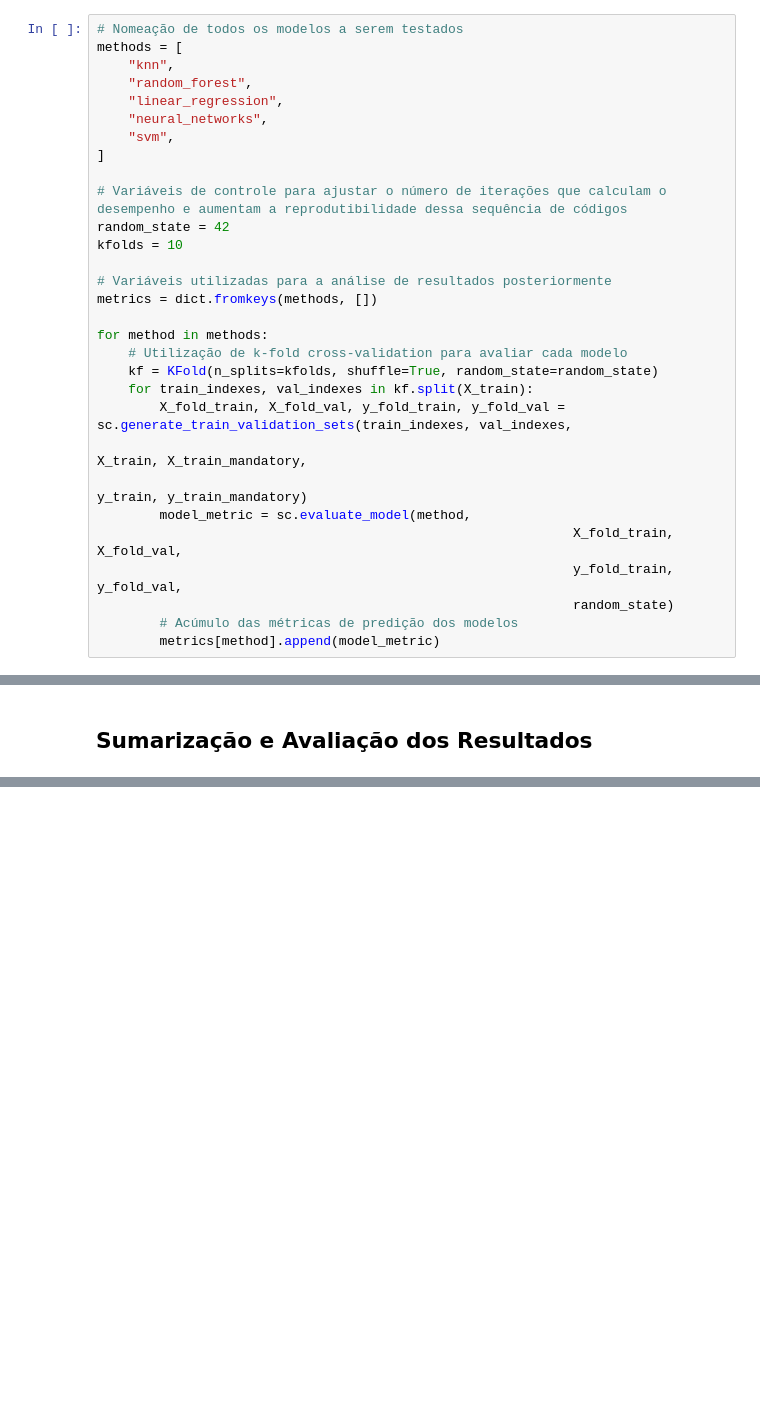
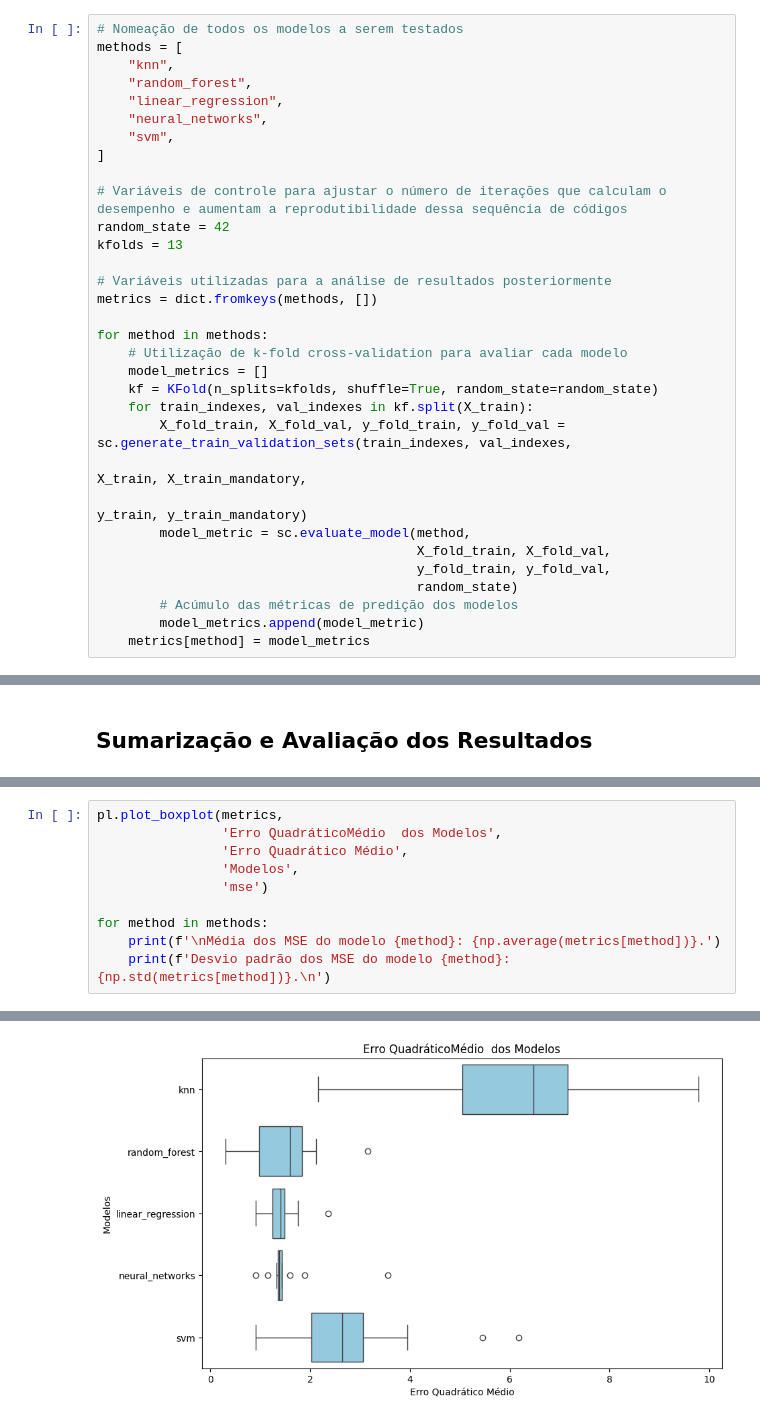
Before and after one commit to PLLima/Car-Fuel-Efficiency-Predictor, a Jupyter notebook: src/model_spot-checking.ipynb, the cells around one changed output, grey strips where cells are left out. Cells and saved outputs as stored; diff of their text form; blank space fills up the shorter version.

Commit message:
feat: add model summarization

```diff
--- a/src/model_spot-checking.ipynb
+++ b/src/model_spot-checking.ipynb
@@ -115,21 +115,23 @@ methods = [
 
 # Variáveis de controle para ajustar o número de iterações que calculam o desempenho e aumentam a reprodutibilidade dessa sequência de códigos
 random_state = 42
-kfolds = 10
+kfolds = 13
 
 # Variáveis utilizadas para a análise de resultados posteriormente
 metrics = dict.fromkeys(methods, [])
 
 for method in methods:
     # Utilização de k-fold cross-validation para avaliar cada modelo
+    model_metrics = []
     kf = KFold(n_splits=kfolds, shuffle=True, random_state=random_state)
     for train_indexes, val_indexes in kf.split(X_train):
         X_fold_train, X_fold_val, y_fold_train, y_fold_val = sc.generate_train_validation_sets(train_indexes, val_indexes,
                                                                                                X_train, X_train_mandatory,
                                                                                                y_train, y_train_mandatory)
         model_metric = sc.evaluate_model(method,
-                                                             X_fold_train, X_fold_val,
-                                                             y_fold_train, y_fold_val,
-                                                             random_state)
+                                         X_fold_train, X_fold_val,
+                                         y_fold_train, y_fold_val,
+                                         random_state)
         # Acúmulo das métricas de predição dos modelos
-        metrics[method].append(model_metric)
+        model_metrics.append(model_metric)
+    metrics[method] = model_metrics
@@ -139,0 +164,11 @@ TypeError: cannot unpack non-iterable numpy.float64 object
+# %%
+pl.plot_boxplot(metrics,
+                'Erro QuadráticoMédio  dos Modelos',
+                'Erro Quadrático Médio',
+                'Modelos',
+                'mse')
+
+for method in methods:
+    print(f'\nMédia dos MSE do modelo {method}: {np.average(metrics[method])}.')
+    print(f'Desvio padrão dos MSE do modelo {method}: {np.std(metrics[method])}.\n')
+# %% [output]
@@ -139,0 +193 @@ TypeError: cannot unpack non-iterable numpy.float64 object
+[figure, added]
```
Also changed, not shown: parts of 9 cells of this notebook, 5 other files.
